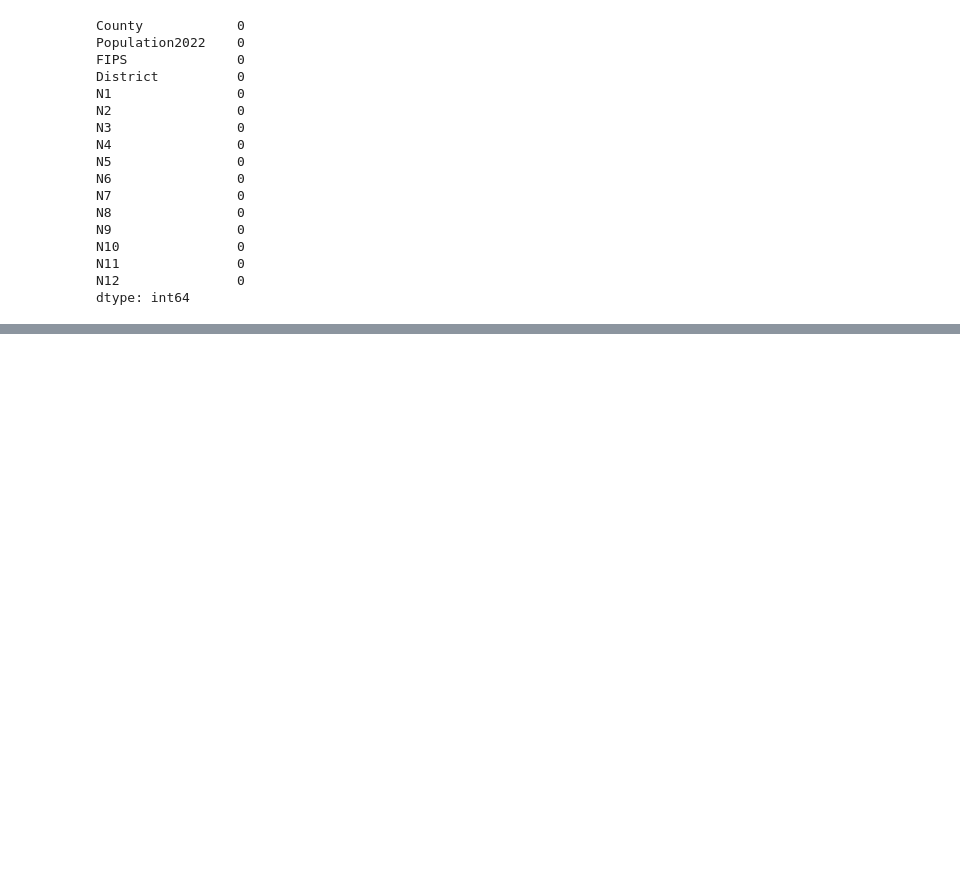
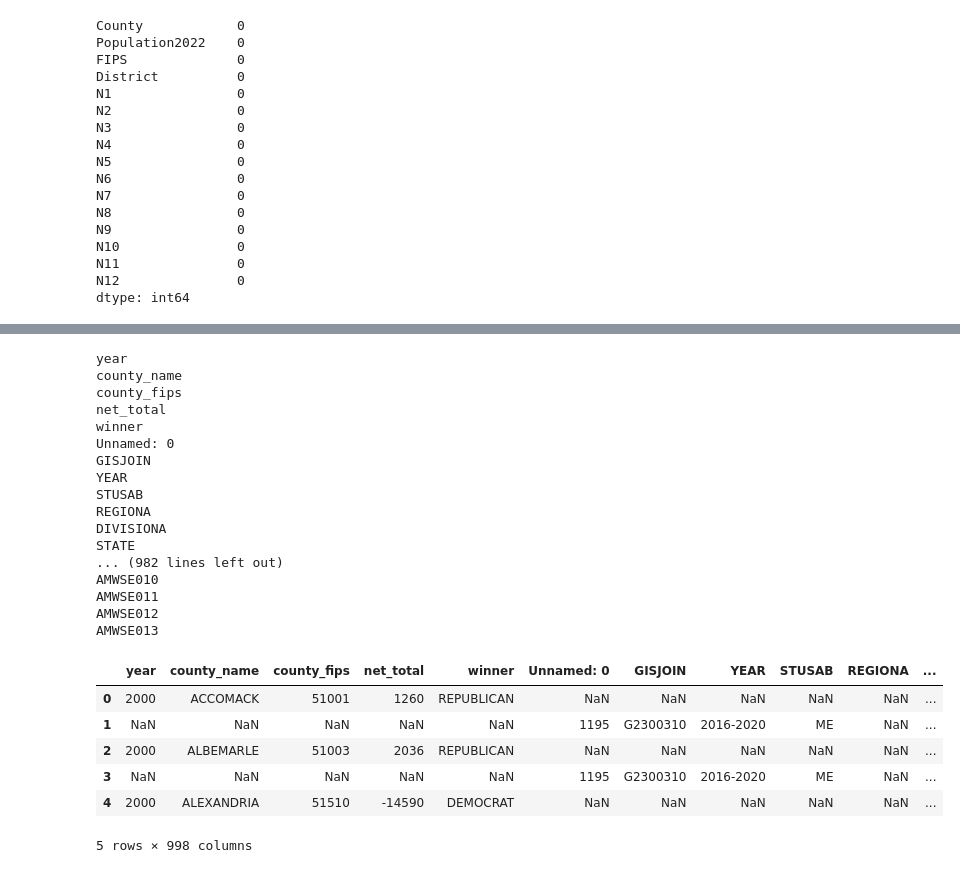
Before and after one commit to FlavienS6/project_voting, a Jupyter notebook: final_project.ipynb, the cells around one changed output, grey strips where cells are left out. Cells and saved outputs as stored; diff of their text form; code cells hidden in the pictures; blank space fills up the shorter version.

Commit message:
another attempt at data cleaning

```diff
--- a/final_project.ipynb
+++ b/final_project.ipynb
@@ -135,29 +158,3 @@ dtype: int64
 # %%
 # save this dataset as a csv
 # df2.to_csv("data/clean_county_adjacencies.csv", index=False)
-# %%
-import pandas as pd
-#This is attempt to use county data from the nominal csv file imported into the dataframe. Note that this is dependent on year and county, and is actually pretty hard to do.
-df_concatenated = pd.read_csv('data/county_data/0002_ts_nominal_county.csv')
-
-updated_rows = []
-
-for _, row in df_aggregated.iterrows():
-    county_name = row['county_name']
-
-    county_row = df_concatenated.loc[df_concatenated['COUNTY'].contains(county_name)]
-
-    if not county_row.empty:
-        recent_year_columns = [col for col in year_columns if str(most_recent_year) in col]
-
-        county_data = county_row[recent_year_columns].iloc[0]
-
-        updated_row = pd.concat([row, county_data])
-        updated_rows.append(updated_row)
-    else:
-        print("Not found")
-        updated_rows.append(row)
-
-df_updated = pd.DataFrame(updated_rows)
-
-print(df_updated)
@@ -201,0 +223,30 @@ totalvotes
+# %%
+# printing out all the column names
+for column in df_updated.columns:
+   print(column)
+df_updated.head()
+# %% [output]
+year
+county_name
+county_fips
+net_total
+winner
+Unnamed: 0
+GISJOIN
+YEAR
+STUSAB
+REGIONA
+DIVISIONA
+STATE
+... (982 lines left out)
+AMWSE010
+AMWSE011
+AMWSE012
+AMWSE013
+|  | year | county_name | county_fips | net_total | winner | Unnamed: 0 | GISJOIN | YEAR | STUSAB | REGIONA | ... |
+| 0 | 2000 | ACCOMACK | 51001 | 1260 | REPUBLICAN | NaN | NaN | NaN | NaN | NaN | ... |
+| 1 | NaN | NaN | NaN | NaN | NaN | 1195 | G2300310 | 2016-2020 | ME | NaN | ... |
+| 2 | 2000 | ALBEMARLE | 51003 | 2036 | REPUBLICAN | NaN | NaN | NaN | NaN | NaN | ... |
+| 3 | NaN | NaN | NaN | NaN | NaN | 1195 | G2300310 | 2016-2020 | ME | NaN | ... |
+| 4 | 2000 | ALEXANDRIA | 51510 | -14590 | DEMOCRAT | NaN | NaN | NaN | NaN | NaN | ... |
+5 rows × 998 columns
```
Also changed, not shown: parts of 4 cells of this notebook.
